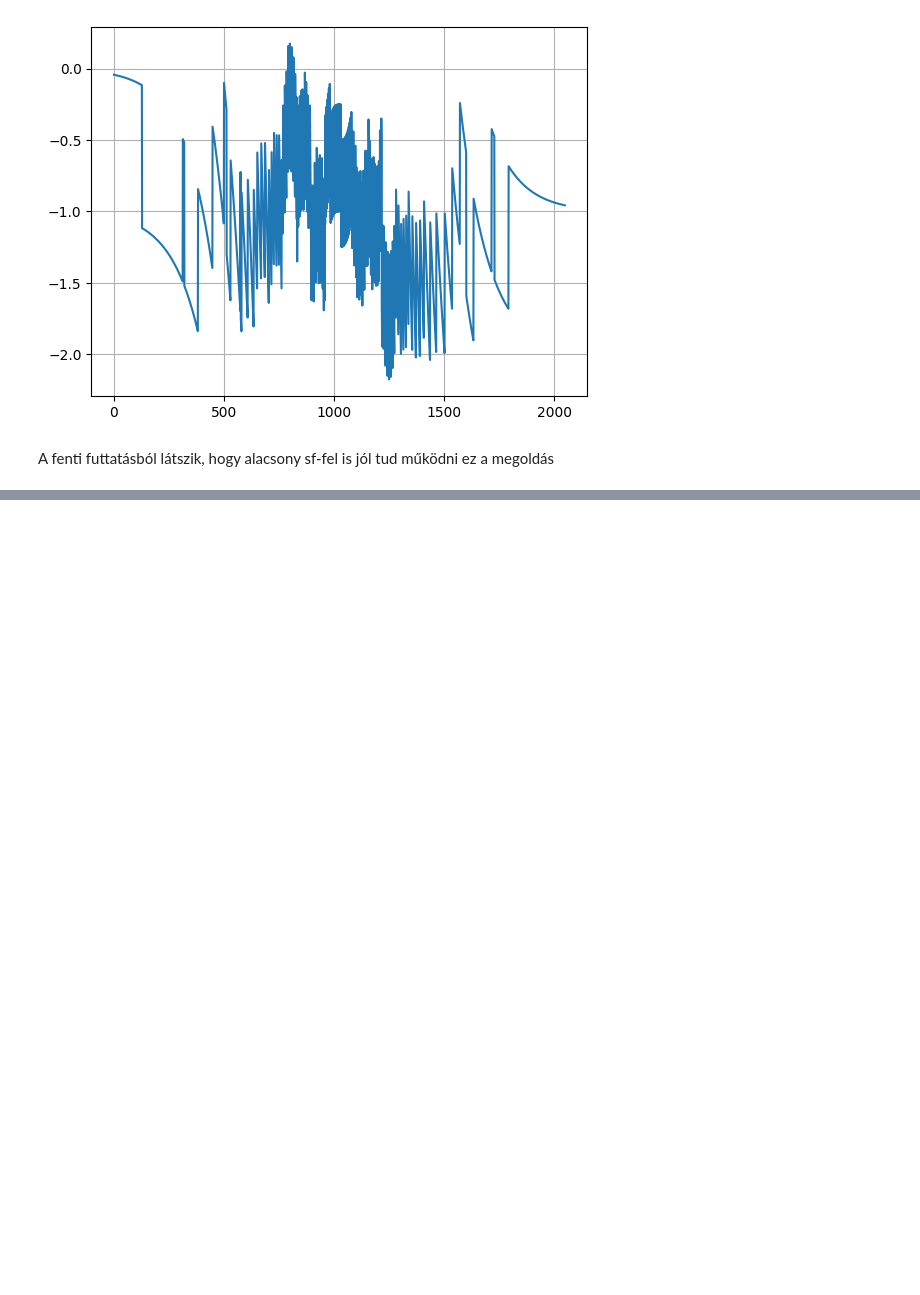
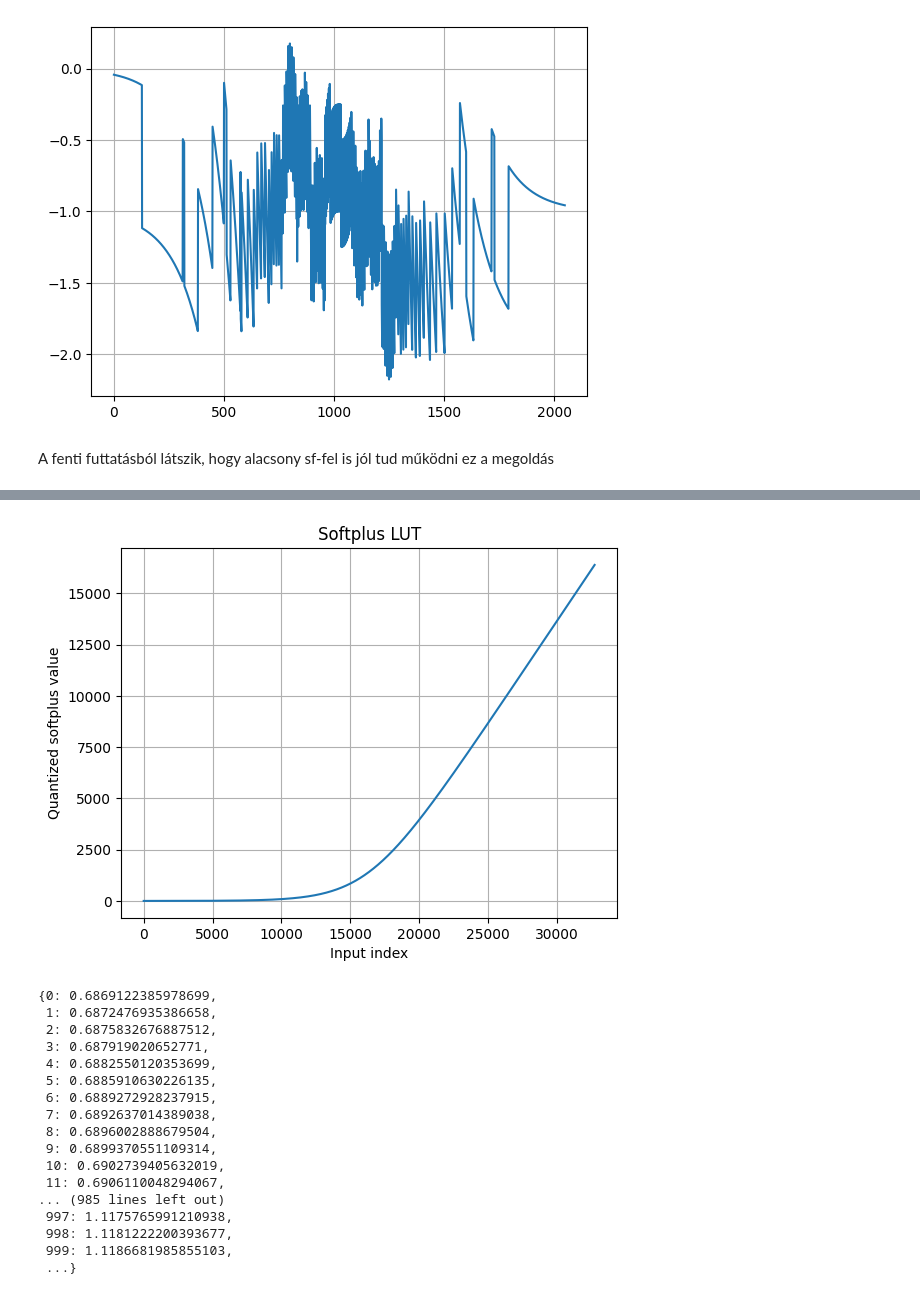
Before and after one commit to geribozont/Thesis, a Jupyter notebook: 02_define_act_functions.ipynb, the cells around one changed output, grey strips where cells are left out. Drawn from its saved outputs; the diff is of its cells as text; code cells hidden in the pictures; blank space fills up the shorter version.

```diff
--- a/02_define_act_functions.ipynb
+++ b/02_define_act_functions.ipynb
@@ -579,2 +600,23 @@ ap_uint<18> pwl_sigmoid(ap_uint<18> x, ap_int<18> scale){
     }
 }
+# %%
+softplus_generator(15,15,11)
+# %% [output]
+[figure, added]
+{0: 0.6869122385978699,
+ 1: 0.6872476935386658,
+ 2: 0.6875832676887512,
+ 3: 0.687919020652771,
+ 4: 0.6882550120353699,
+ 5: 0.6885910630226135,
+ 6: 0.6889272928237915,
+ 7: 0.6892637014389038,
+ 8: 0.6896002888679504,
+ 9: 0.6899370551109314,
+ 10: 0.6902739405632019,
+ 11: 0.6906110048294067,
+... (985 lines left out)
+ 997: 1.1175765991210938,
+ 998: 1.1181222200393677,
+ 999: 1.1186681985855103,
+ ...}
```
Also changed, not shown: parts of 2 cells of this notebook, 3 other files.
